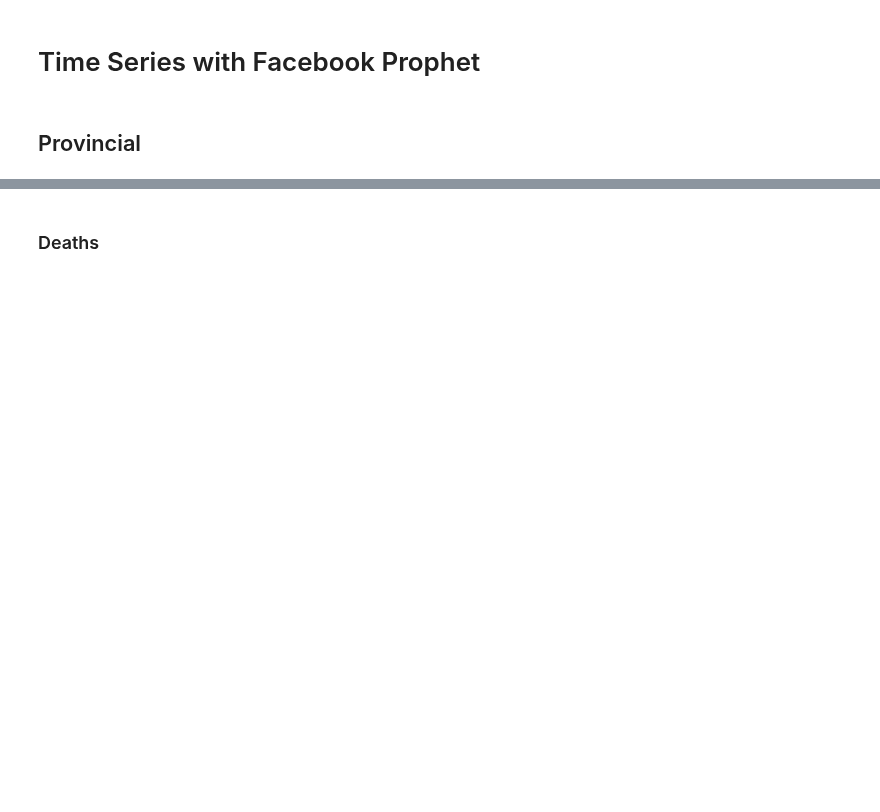
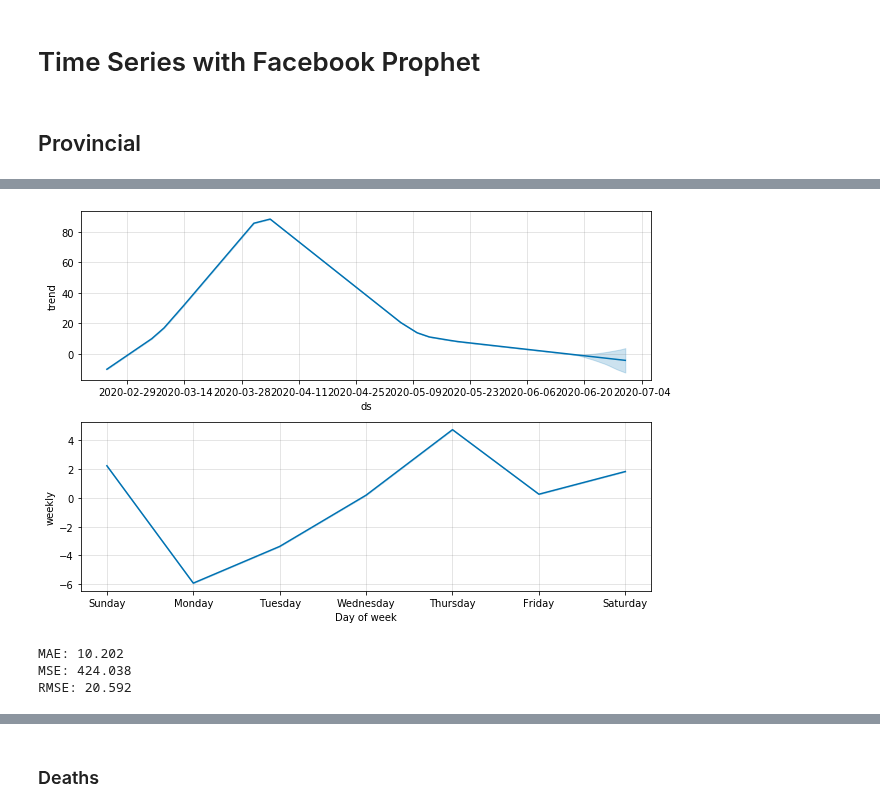
Before and after one commit to nicoloverardo/master-degree-thesis, a Jupyter notebook: notebooks/tsprophet.ipynb, the cells around one changed output, grey strips where cells are left out. Cells and saved outputs as stored; diff of their text form; code cells hidden in the pictures; blank space fills up the shorter version.

```diff
--- a/notebooks/tsprophet.ipynb
+++ b/notebooks/tsprophet.ipynb
@@ -175,0 +58,3 @@ plt.show()
+# %%
+# Tune the hyperparameters and fit
+pm.fit_cv()
@@ -175,0 +79,10 @@ plt.show()
+# %%
+pm.plot_comp()
+# %% [output]
+[figure, added]
+# %%
+pm.print_metrics()
+# %% [output]
+MAE: 10.202
+MSE: 424.038
+RMSE: 20.592
```
Also changed, not shown: parts of 57 cells of this notebook, 1 other file.
